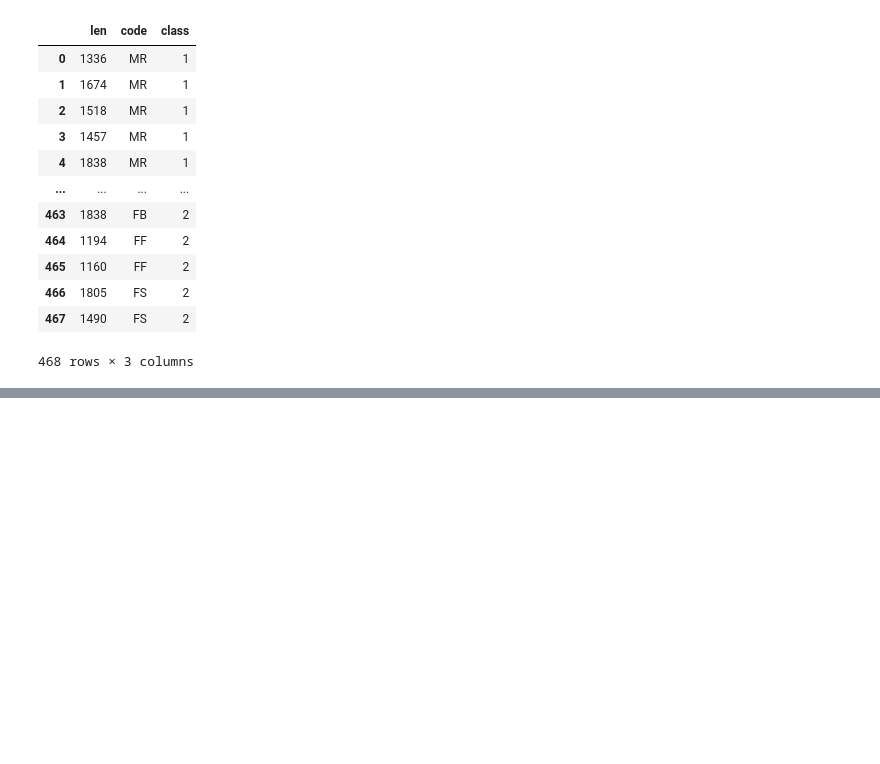
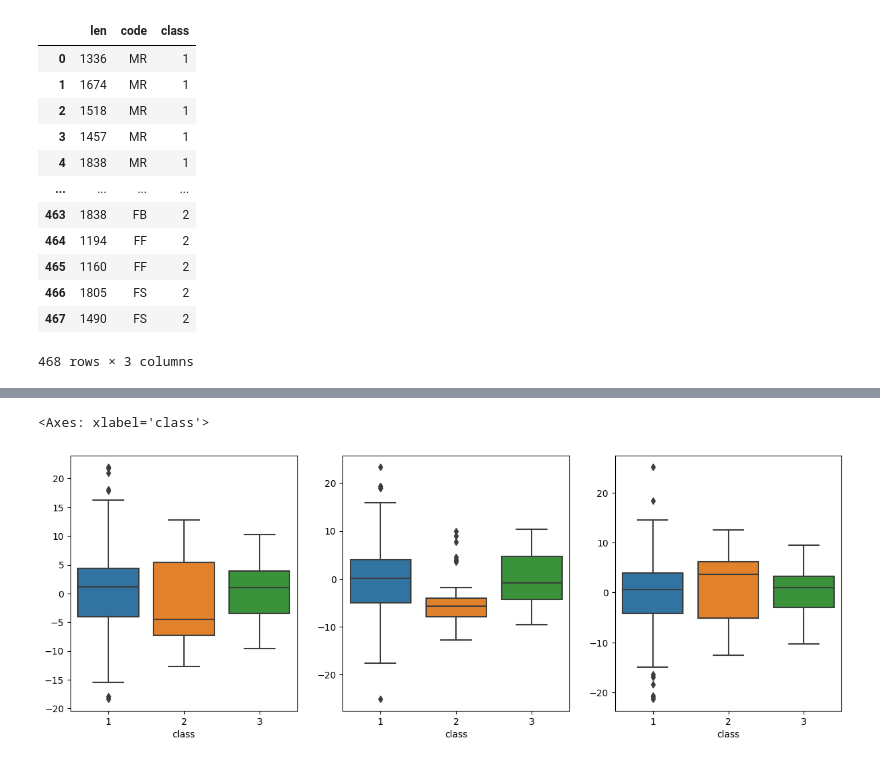
Before and after one commit to Vinavil334/SL4HD, a Jupyter notebook: The_Great_Giochini.ipynb, the cells around one changed output, grey strips where cells are left out. Saved outputs shown, nothing was run; the diff lists cells and outputs as text; code cells hidden in the pictures; blank space fills up the shorter version.

```diff
--- a/The_Great_Giochini.ipynb
+++ b/The_Great_Giochini.ipynb
@@ -263,0 +332,9 @@ freq = np.linspace(0, Fs/2, int(len(t)/2)+1)
+# %%
+fig, axs = plt.subplots(ncols=3, figsize=(15,5))
+
+sns.boxplot(x='class',y=deltarg_x,data=dfc,ax=axs[0])
+sns.boxplot(x='class',y=deltarg_y,data=dfc,ax=axs[1])
+sns.boxplot(x='class',y=deltarg_z,data=dfc,ax=axs[2])
+# %% [output]
+<Axes: xlabel='class'>
+[figure, added]
```
Also changed, not shown: parts of 24 cells of this notebook, 1 other file.
